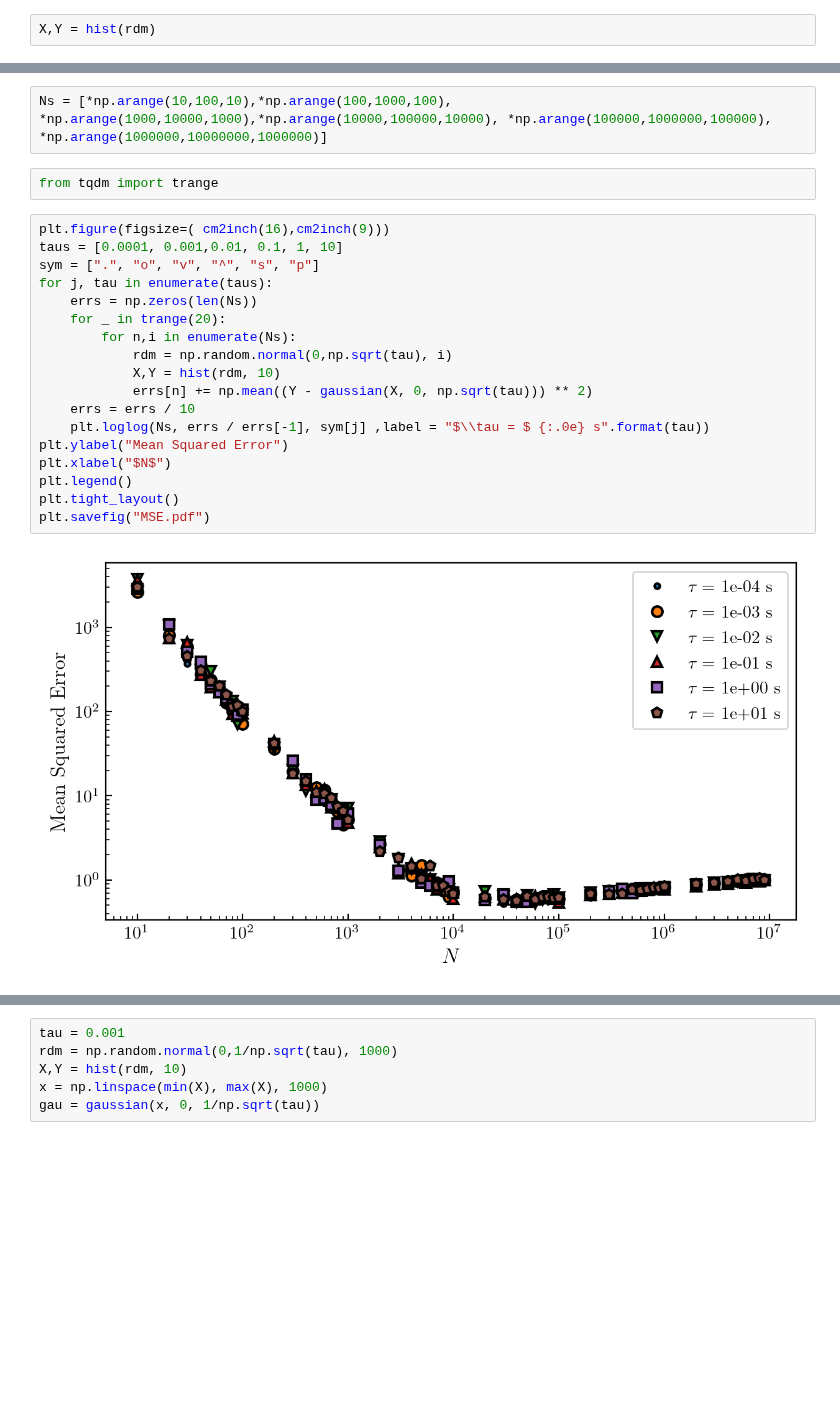
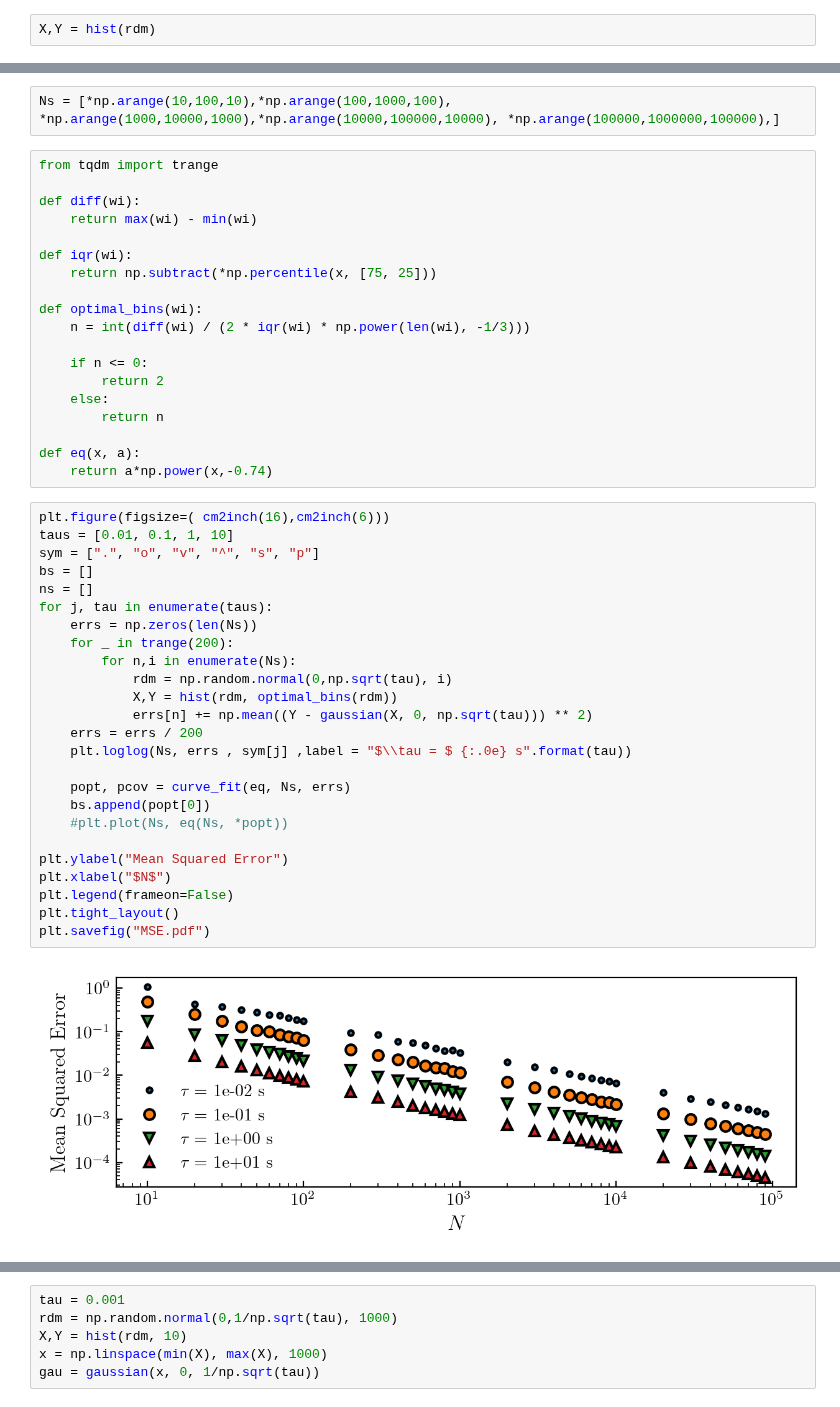
Before and after one commit to eXpensia/Confined-Brownian-Motion, a Jupyter notebook: 02_body/chapter1/image/noise_simulation/Untitled.ipynb, the cells around one changed output, grey strips where cells are left out. Drawn from its saved outputs; the diff is of its cells as text; blank space fills up the shorter version.

```diff
--- a/02_body/chapter1/image/noise_simulation/Untitled.ipynb
+++ b/02_body/chapter1/image/noise_simulation/Untitled.ipynb
@@ -67,24 +60,48 @@ plt.plot(x, gaussian(x,0 , np.sqrt(tau)))
 # %%
-Ns = [*np.arange(10,100,10),*np.arange(100,1000,100), *np.arange(1000,10000,1000),*np.arange(10000,100000,10000), *np.arange(100000,1000000,100000), *np.arange(1000000,10000000,1000000)]
+Ns = [*np.arange(10,100,10),*np.arange(100,1000,100), *np.arange(1000,10000,1000),*np.arange(10000,100000,10000), *np.arange(100000,1000000,100000),]
 # %%
 from tqdm import trange
+
+def diff(wi):
+    return max(wi) - min(wi)
+
+def iqr(wi):
+    return np.subtract(*np.percentile(x, [75, 25]))
+
+def optimal_bins(wi):
+    n = int(diff(wi) / (2 * iqr(wi) * np.power(len(wi), -1/3)))
+
+    if n <= 0:
+        return 2
+    else:
+        return n
+
+def eq(x, a):
+    return a*np.power(x,-0.74)
 # %%
-plt.figure(figsize=( cm2inch(16),cm2inch(9)))
-taus = [0.0001, 0.001,0.01, 0.1, 1, 10]
+plt.figure(figsize=( cm2inch(16),cm2inch(6)))
+taus = [0.01, 0.1, 1, 10]
 sym = [".", "o", "v", "^", "s", "p"]
+bs = []
+ns = []
 for j, tau in enumerate(taus):
     errs = np.zeros(len(Ns))
-    for _ in trange(20):
+    for _ in trange(200):
         for n,i in enumerate(Ns):
             rdm = np.random.normal(0,np.sqrt(tau), i)
-            X,Y = hist(rdm, 10)
+            X,Y = hist(rdm, optimal_bins(rdm))
             errs[n] += np.mean((Y - gaussian(X, 0, np.sqrt(tau))) ** 2)
-    errs = errs / 10
-    plt.loglog(Ns, errs / errs[-1], sym[j] ,label = "$\\tau = $ {:.0e} s".format(tau))
+    errs = errs / 200
+    plt.loglog(Ns, errs , sym[j] ,label = "$\\tau = $ {:.0e} s".format(tau))
+
+    popt, pcov = curve_fit(eq, Ns, errs)
+    bs.append(popt[0])
+    #plt.plot(Ns, eq(Ns, *popt))
+
 plt.ylabel("Mean Squared Error")
 plt.xlabel("$N$")
-plt.legend()
+plt.legend(frameon=False)
 plt.tight_layout()
 plt.savefig("MSE.pdf")
 # %% [output]
-[figure, old version]
+[figure, new version]
```
Also changed, not shown: parts of 12 cells of this notebook, 6 other files.
